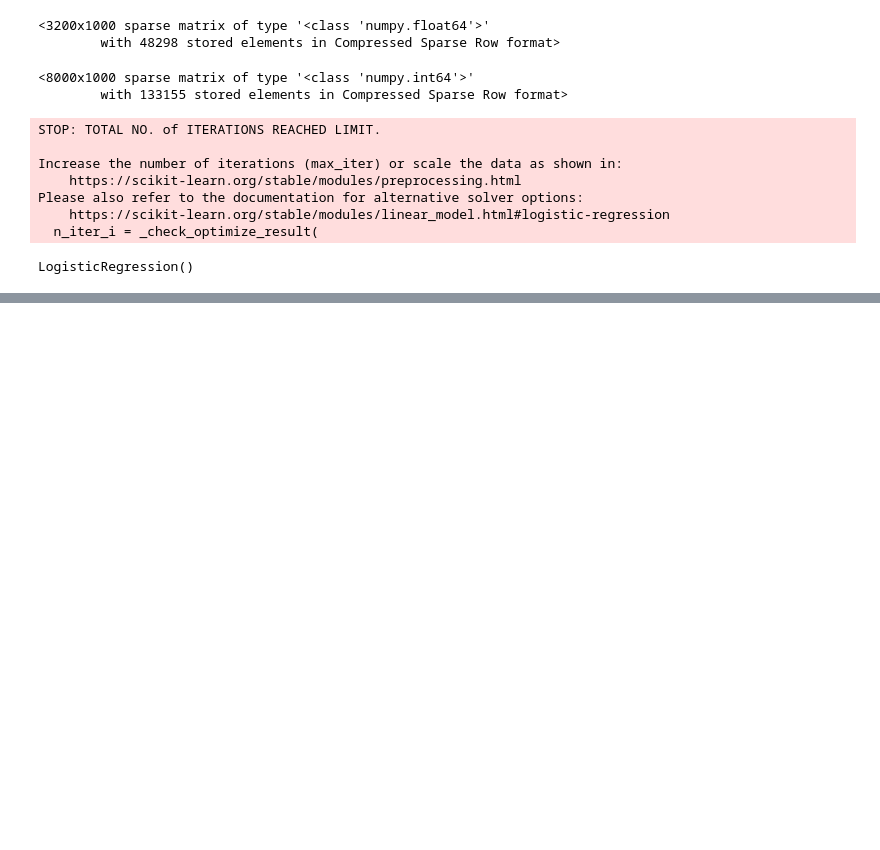
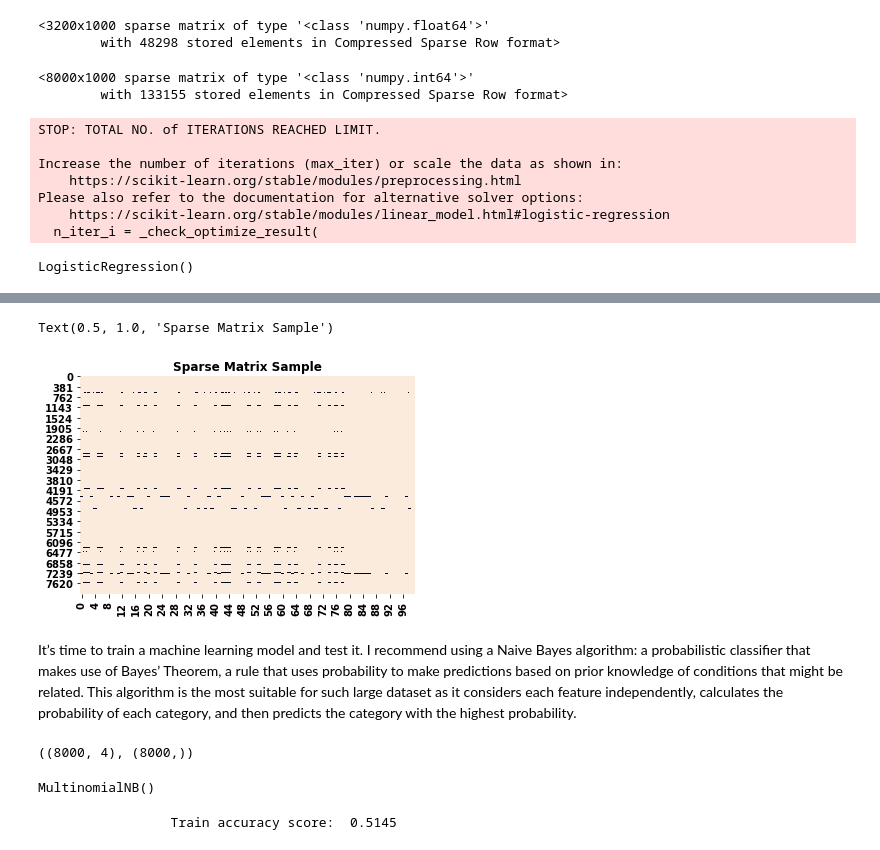
Before and after one commit to IemProg/SummarySourcePrediction, a Jupyter notebook: Demo.ipynb, the cells around one changed output, grey strips where cells are left out. Saved outputs shown, nothing was run; the diff lists cells and outputs as text; code cells hidden in the pictures; blank space fills up the shorter version.

```diff
--- a/Demo.ipynb
+++ b/Demo.ipynb
@@ -271,0 +404,15 @@ with open("submission2_BOW.csv", "w") as pred:
+# %%
+from sklearn import feature_selection
+
+y = train_df["label"]
+X_names = vectorizer.get_feature_names()
+p_value_limit = 0.95
+dtf_features = pd.DataFrame()
+
+for cat in np.unique(y):
+    chi2, p = feature_selection.chi2(X_train, y==cat)
+    dtf_features = dtf_features.append(pd.DataFrame({"feature":X_names, "score":1-p, "y":cat}))
+    dtf_features = dtf_features.sort_values(["y","score"], ascending=[True,False])
+    dtf_features = dtf_features[dtf_features["score"]>p_value_limit]
+
+X_names = dtf_features["feature"].unique().tolist()
@@ -271,0 +444,34 @@ with open("submission2_BOW.csv", "w") as pred:
+# %%
+vectorizer = feature_extraction.text.TfidfVectorizer(vocabulary=X_names)
+vectorizer.fit(corpus)
+X_train = vectorizer.transform(corpus)
+dic_vocabulary = vectorizer.vocabulary_
+# %%
+sns.heatmap(X_train.todense()[:,np.random.randint(0, X_train.shape[1],100)]==0, vmin=0, vmax=1, cbar=False).set_title('Sparse Matrix Sample')
+# %% [output]
+Text(0.5, 1.0, 'Sparse Matrix Sample')
+[figure, added]
+# %% [markdown]
+It’s time to train a machine learning model and test it. I recommend using a Naive Bayes algorithm: a probabilistic classifier that makes use of Bayes’ Theorem, a rule that uses probability to make predictions based on prior knowledge of conditions that might be related. This algorithm is the most suitable for such large dataset as it considers each feature independently, calculates the probability of each category, and then predicts the category with the highest probability.
+# %%
+X_train.toarray().shape, y.shape
+# %% [output]
+((8000, 4), (8000,))
+# %%
+classifier = naive_bayes.MultinomialNB()
+
+## pipeline
+model = pipeline.Pipeline([("vectorizer", vectorizer),
+                           ("classifier", classifier)])
+## train classifier
+model["classifier"].fit(X_train, y)
+# %% [output]
+MultinomialNB()
+# %%
+from sklearn.metrics import accuracy_score
+
+preds = model["classifier"].predict(X_train)
+score_train = accuracy_score(y, preds)
+print("\t\t Train accuracy score: ", score_train)
+# %% [output]
+                 Train accuracy score:  0.5145
```
Also changed, not shown: parts of 60 cells of this notebook, 1 other file.
